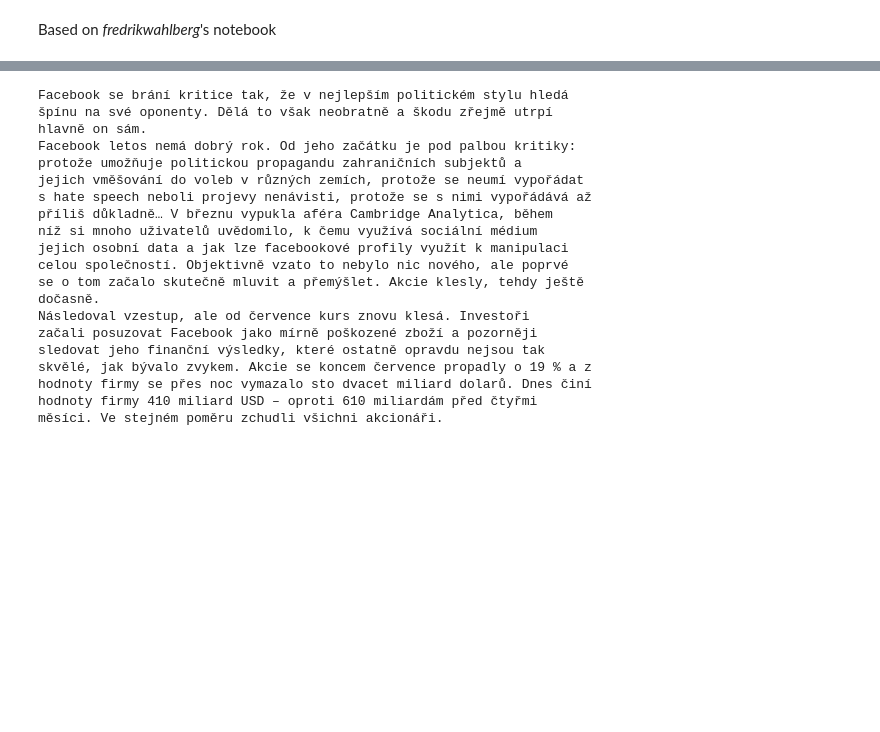
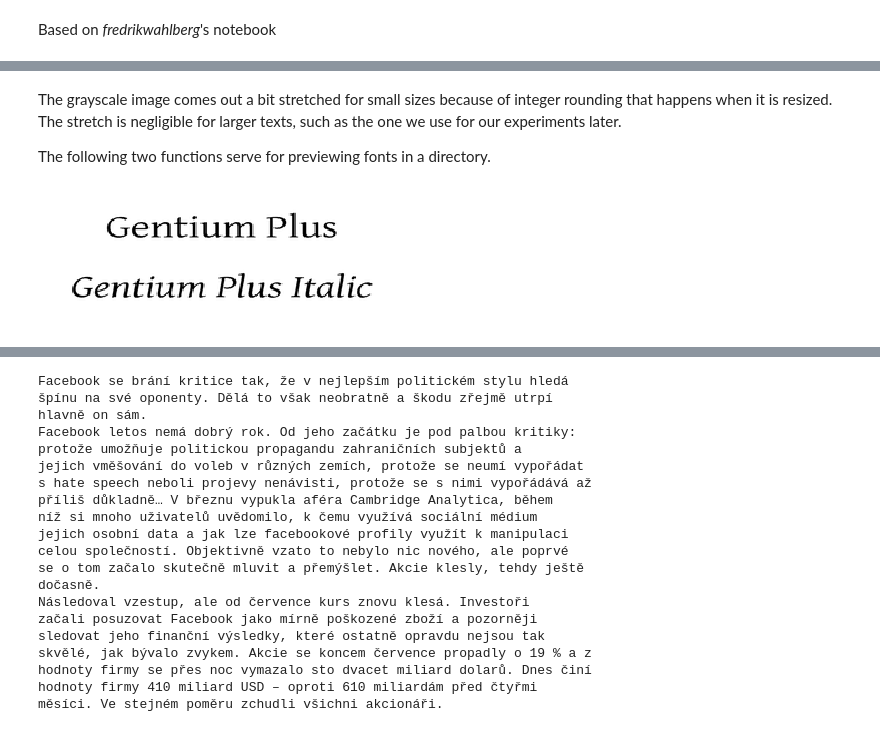
Before and after one commit to byewokko/tesseract-font-test, a Jupyter notebook: tesseract-fonts.ipynb, the cells around one changed output, grey strips where cells are left out. Cells and saved outputs as stored; diff of their text form; code cells hidden in the pictures; blank space fills up the shorter version.

```diff
--- a/tesseract-fonts.ipynb
+++ b/tesseract-fonts.ipynb
@@ -23,0 +91,31 @@ LANG = "ces"
+# %% [markdown]
+The grayscale image comes out a bit stretched for small sizes because of integer rounding that happens when it is resized. The stretch is negligible for larger texts, such as the one we use for our experiments later.
+
+The following two functions serve for previewing fonts in a directory.
+# %%
+def get_fontdir_names(directory):
+    fontnames = {}
+    files = os.listdir(directory)
+    for name in files:
+        path = os.path.join(directory, name)
+        if not (os.path.isfile(path) and name[-3:].lower() in ("otf","ttf")):
+            continue
+        fontnames[path] = get_font_name(path)
+    return fontnames
+
+def fonts_preview(fontdict):
+    previews = []
+    for file, name in fontdict.items():
+        img = render_text_gray(name, file, 36)
+        previews.append(255-img)
+
+    fig = plt.figure(figsize=(12, len(previews)))
+    for i in range(len(previews)):
+        fig.add_subplot(len(previews), 1, i+1)
+        plt.axis('off')
+        plt.imshow(previews[i], cmap='gray')
+    plt.show()
+
+fonts_preview(get_fontdir_names("."))
+# %% [output]
+[figure, added]
```
Also changed, not shown: parts of 30 cells of this notebook, 14 other files.
